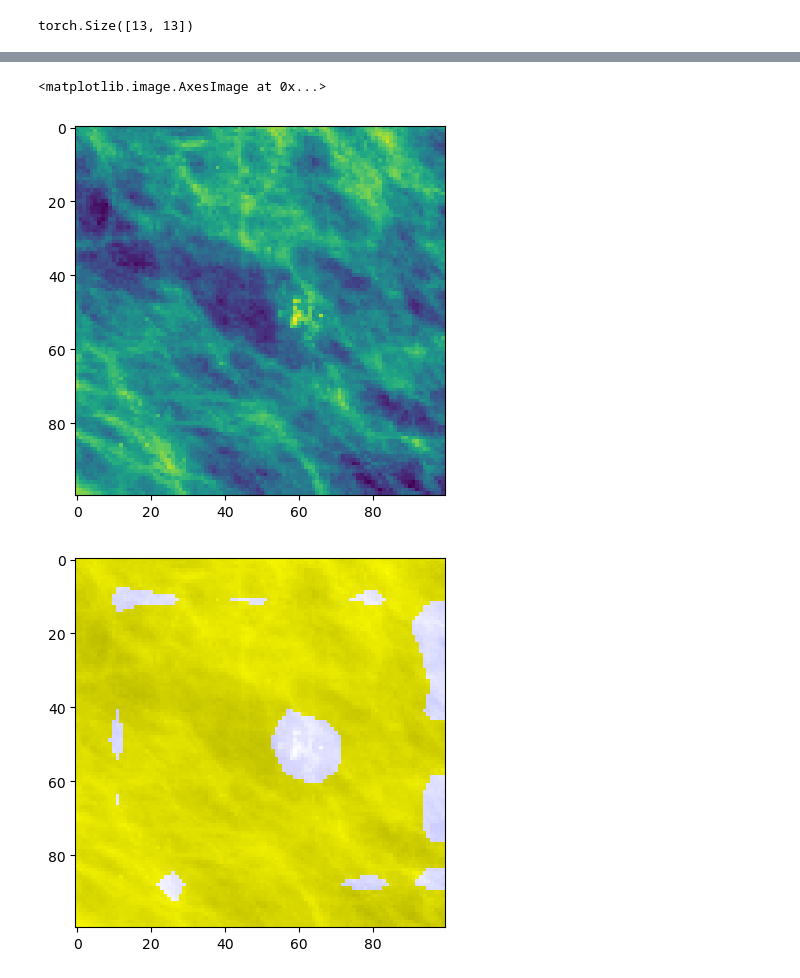
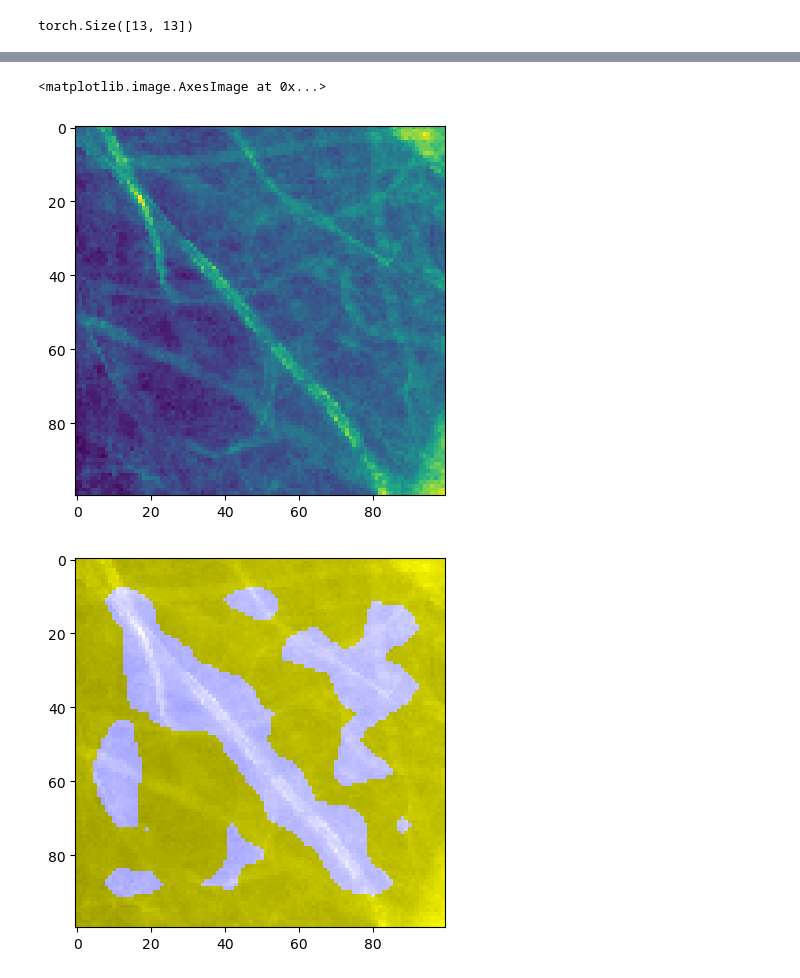
Before and after one commit to masoudhashemi/ddsm-mammography, a Jupyter notebook: gradcam-explaination.ipynb, the cells around one changed output, grey strips where cells are left out. Drawn from its saved outputs; the diff is of its cells as text; code cells hidden in the pictures.

Commit message:
Corrected code for GradCam

```diff
--- a/gradcam-explaination.ipynb
+++ b/gradcam-explaination.ipynb
@@ -113,10 +113,11 @@ grad_cam = torch.zeros((13,13))
 alphas = results_bwd[0][0][ind].mean([1,2])
 alphas /= alphas.max()
 for i, alpha in enumerate(alphas):
-    grad_cam -= alpha * results_fwd[0][ind][i]
+    grad_cam += alpha * results_fwd[0][ind][i]
 
-grad_cam = nn.functional.relu(grad_cam).detach()
+# grad_cam = nn.functional.relu(grad_cam).detach()
 grad_cam /= (grad_cam.max() + 0.01)
+grad_cam = grad_cam.detach()
 grad_cam.shape
 # %% [output]
 torch.Size([13, 13])
@@ -129,11 +130,11 @@ plt.imshow(grad_cam_)
 # %%
 gim = im[0].permute(1,2,0).numpy()[...,0]
 gim = gim / gim.max()
 plt.imshow(gim)
 plt.figure()
-gim = np.stack([gim, gim, grad_cam_ > 0.4], axis=2)
+gim = np.stack([gim, gim, grad_cam_ > 0.3], axis=2)
 plt.imshow(gim)
 # %% [output]
 <matplotlib.image.AxesImage at 0x...>
-[figure, old version]
+[figure, new version]
-[figure, old version]
+[figure, new version]
```
Also changed, not shown: parts of 5 cells of this notebook.
